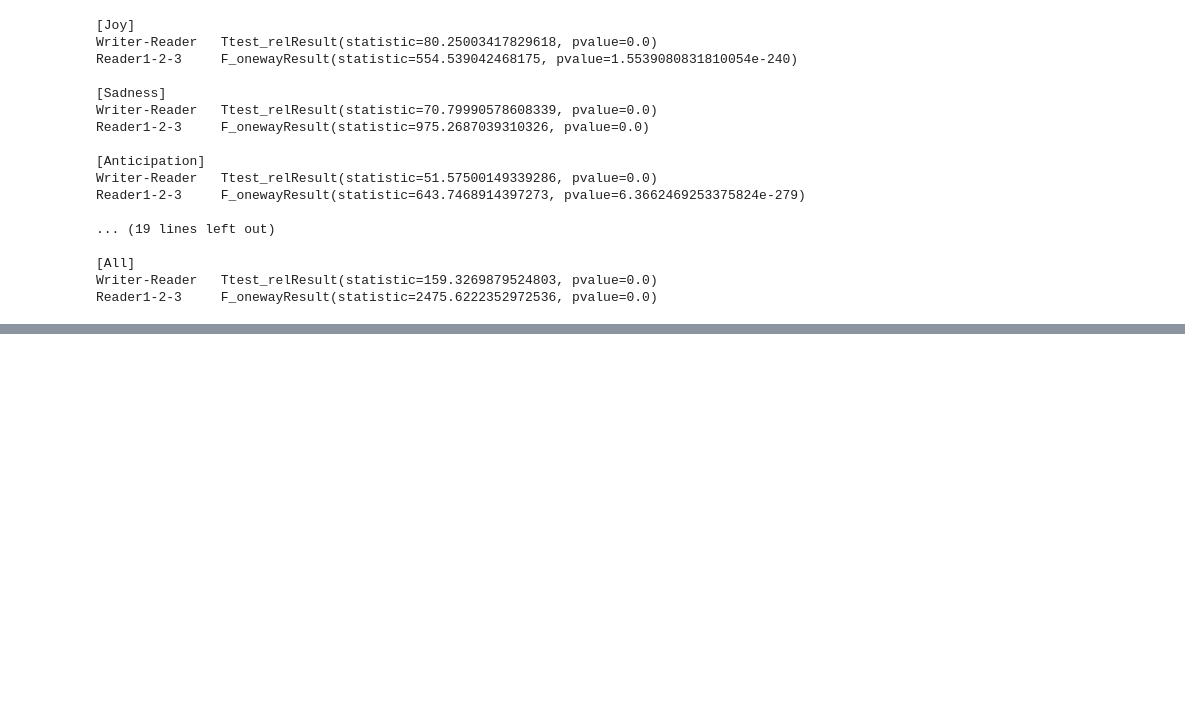
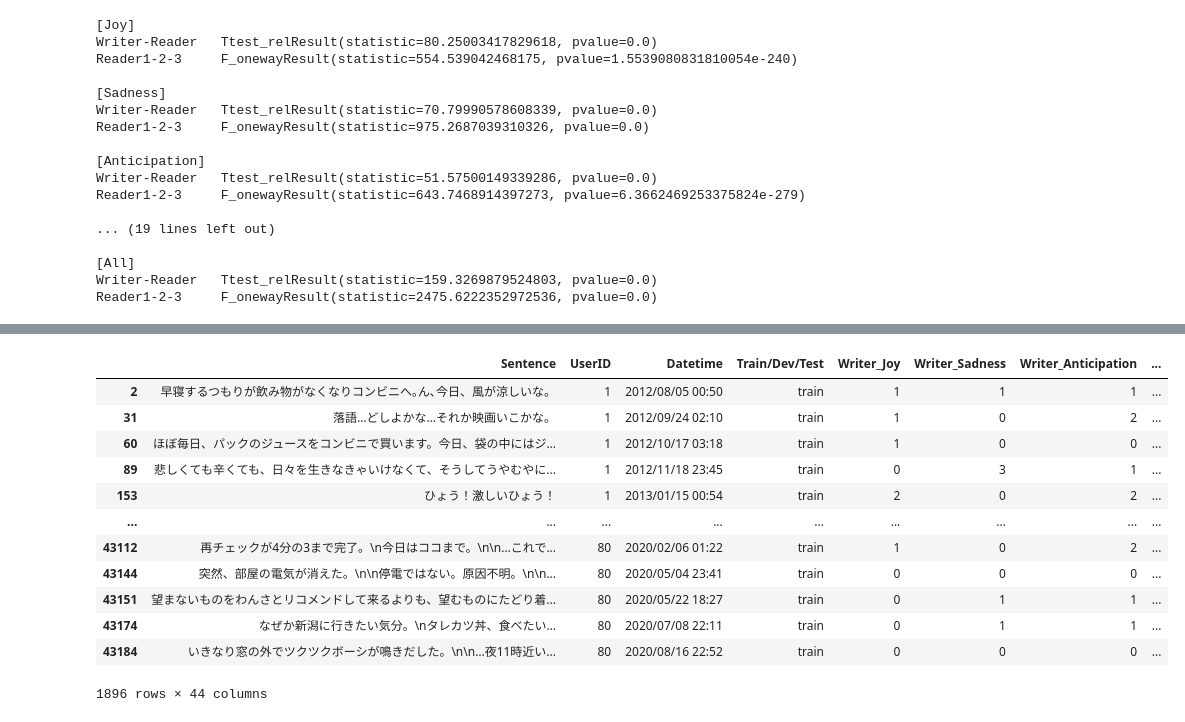
Before and after one commit to nakatuba/wrime-lstm, a Jupyter notebook: notebooks/data_analysis.ipynb, the cells around one changed output, grey strips where cells are left out. Cells and saved outputs as stored; diff of their text form; code cells hidden in the pictures; blank space fills up the shorter version.

```diff
--- a/notebooks/data_analysis.ipynb
+++ b/notebooks/data_analysis.ipynb
@@ -114,3 +114,31 @@ Reader1-2-3     F_onewayResult(statistic=643.7468914397273, pvalue=6.36624692533
 [All]
 Writer-Reader   Ttest_relResult(statistic=159.3269879524803, pvalue=0.0)
 Reader1-2-3     F_onewayResult(statistic=2475.6222352972536, pvalue=0.0)
+# %%
+for s in sentiments:
+    print("-" * 40, s, "-" * 40)
+    df_s = df[
+        [
+            "Sentence",
+            f"Writer_{s}",
+            f"Reader1_{s}",
+            f"Reader2_{s}",
+            f"Reader3_{s}",
+        ]
+    ]
+    df_list = [
+        df_s.query(f"Reader1_{s} == Reader2_{s} == Reader3_{s} == {label}")
+        for label in range(4)
+    ]
+
+    for i, df_s in enumerate(df_list):
+        print(f"客観3人の {s} がすべて{i}", len(df_s))
+
+    print(f"客観3人の {s} が等しい（合計）", sum([len(df_s) for df_s in df_list]))
+
+    print("")
+
+    for i, df_s in enumerate(df_list):
+        print(f"客観3人の {s} がすべて{i}")
+        display(df_s.head())
+        print("")
@@ -116,0 +203,18 @@ Reader1-2-3     F_onewayResult(statistic=2475.6222352972536, pvalue=0.0)
+# %%
+df.query(
+    " and ".join([f"Reader1_{s} == Reader2_{s} == Reader3_{s}" for s in sentiments])
+)
+# %% [output]
+|  | Sentence | UserID | Datetime | Train/Dev/Test | Writer_Joy | Writer_Sadness | Writer_Anticipation | ... |
+| 2 | 早寝するつもりが飲み物がなくなりコンビニへ｡ん､今日、風が涼しいな。 | 1 | 2012/08/05 00:50 | train | 1 | 1 | 1 | ... |
+| 31 | 落語…どしよかな…それか映画いこかな。 | 1 | 2012/09/24 02:10 | train | 1 | 0 | 2 | ... |
+| 60 | ほぼ毎日、パックのジュースをコンビニで買います。今日、袋の中にはジ... | 1 | 2012/10/17 03:18 | train | 1 | 0 | 0 | ... |
+| 89 | 悲しくても辛くても、日々を生きなきゃいけなくて、そうしてうやむやに... | 1 | 2012/11/18 23:45 | train | 0 | 3 | 1 | ... |
+| 153 | ひょう！激しいひょう！ | 1 | 2013/01/15 00:54 | train | 2 | 0 | 2 | ... |
+| ... | ... | ... | ... | ... | ... | ... | ... | ... |
+| 43112 | 再チェックが4分の3まで完了。\n今日はココまで。\n\n…これで... | 80 | 2020/02/06 01:22 | train | 1 | 0 | 2 | ... |
+| 43144 | 突然、部屋の電気が消えた。\n\n停電ではない。原因不明。\n\n... | 80 | 2020/05/04 23:41 | train | 0 | 0 | 0 | ... |
+| 43151 | 望まないものをわんさとリコメンドして来るよりも、望むものにたどり着... | 80 | 2020/05/22 18:27 | train | 0 | 1 | 1 | ... |
+| 43174 | なぜか新潟に行きたい気分。\nタレカツ丼、食べたい… | 80 | 2020/07/08 22:11 | train | 0 | 1 | 1 | ... |
+| 43184 | いきなり窓の外でツクツクボーシが鳴きだした。\n\n…夜11時近い... | 80 | 2020/08/16 22:52 | train | 0 | 0 | 0 | ... |
+1896 rows × 44 columns
```
Also changed, not shown: parts of 1 cell of this notebook.
